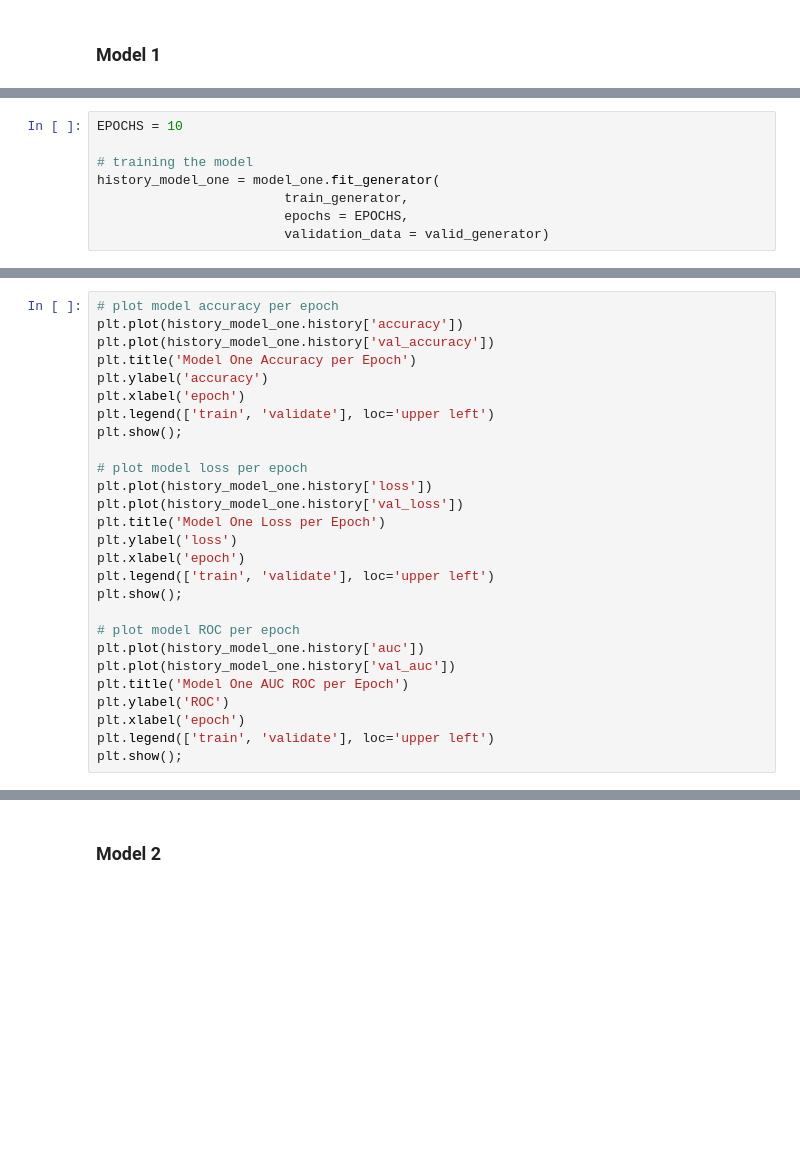
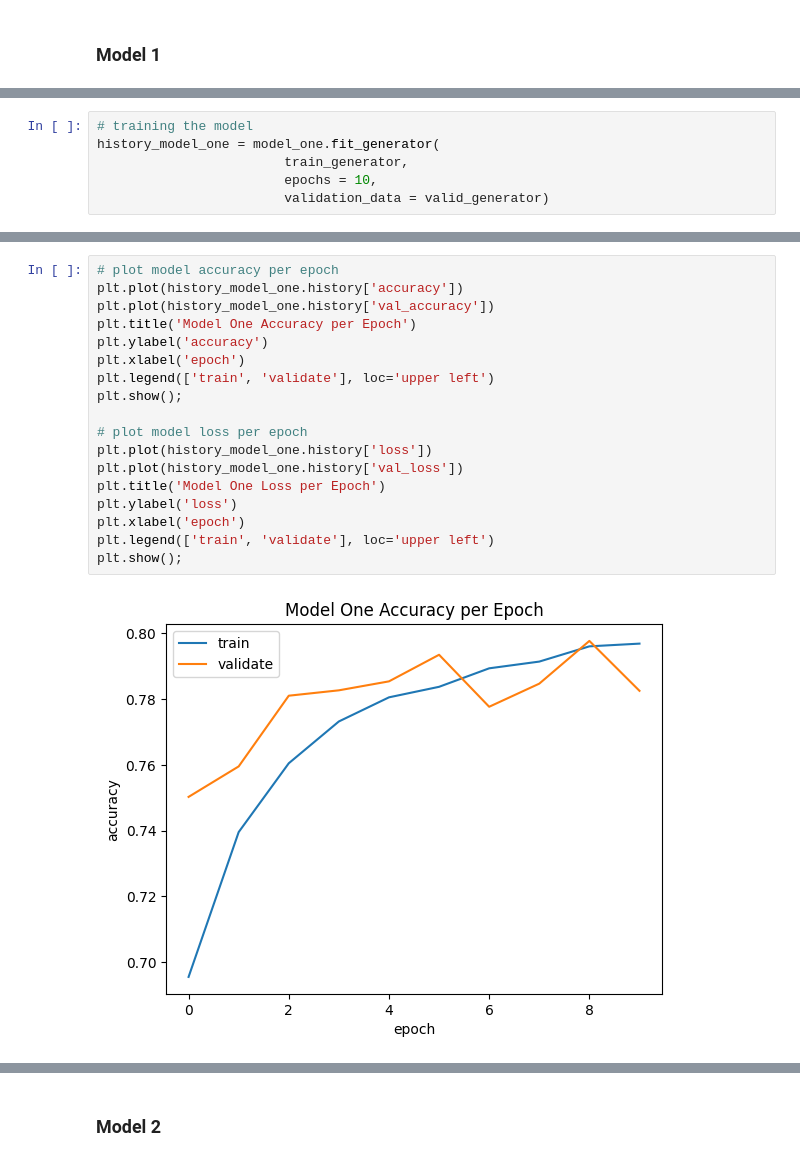
Before and after one commit to sneksnakk/Histopathologic-Cancer-Detection, a Jupyter notebook: histopathologic-cancer-detection-with-cnn.ipynb, the cells around one changed output, grey strips where cells are left out. Drawn from its saved outputs; the diff is of its cells as text; blank space fills up the shorter version.

```diff
--- a/histopathologic-cancer-detection-with-cnn.ipynb
+++ b/histopathologic-cancer-detection-with-cnn.ipynb
@@ -237,12 +237,10 @@ Trainable params: 22065 (86.19 KB)
 Non-trainable params: 0 (0.00 Byte)
 _________________________________________________________________
 # %%
-EPOCHS = 10
-
 # training the model
 history_model_one = model_one.fit_generator(
                         train_generator,
-                        epochs = EPOCHS,
+                        epochs = 10,
                         validation_data = valid_generator)
 # %% [output]
 Epoch 1/10
@@ -249,27 +266,20 @@ Epoch 1/10
 # %%
 # plot model accuracy per epoch
 plt.plot(history_model_one.history['accuracy'])
 plt.plot(history_model_one.history['val_accuracy'])
 plt.title('Model One Accuracy per Epoch')
 plt.ylabel('accuracy')
 plt.xlabel('epoch')
 plt.legend(['train', 'validate'], loc='upper left')
 plt.show();
 
 # plot model loss per epoch
 plt.plot(history_model_one.history['loss'])
 plt.plot(history_model_one.history['val_loss'])
 plt.title('Model One Loss per Epoch')
 plt.ylabel('loss')
 plt.xlabel('epoch')
 plt.legend(['train', 'validate'], loc='upper left')
 plt.show();
-
-# plot model ROC per epoch
-plt.plot(history_model_one.history['auc'])
-plt.plot(history_model_one.history['val_auc'])
-plt.title('Model One AUC ROC per Epoch')
-plt.ylabel('ROC')
-plt.xlabel('epoch')
-plt.legend(['train', 'validate'], loc='upper left')
-plt.show();
+# %% [output]
+[figure, added]
```
Also changed, not shown: parts of 13 cells of this notebook.
